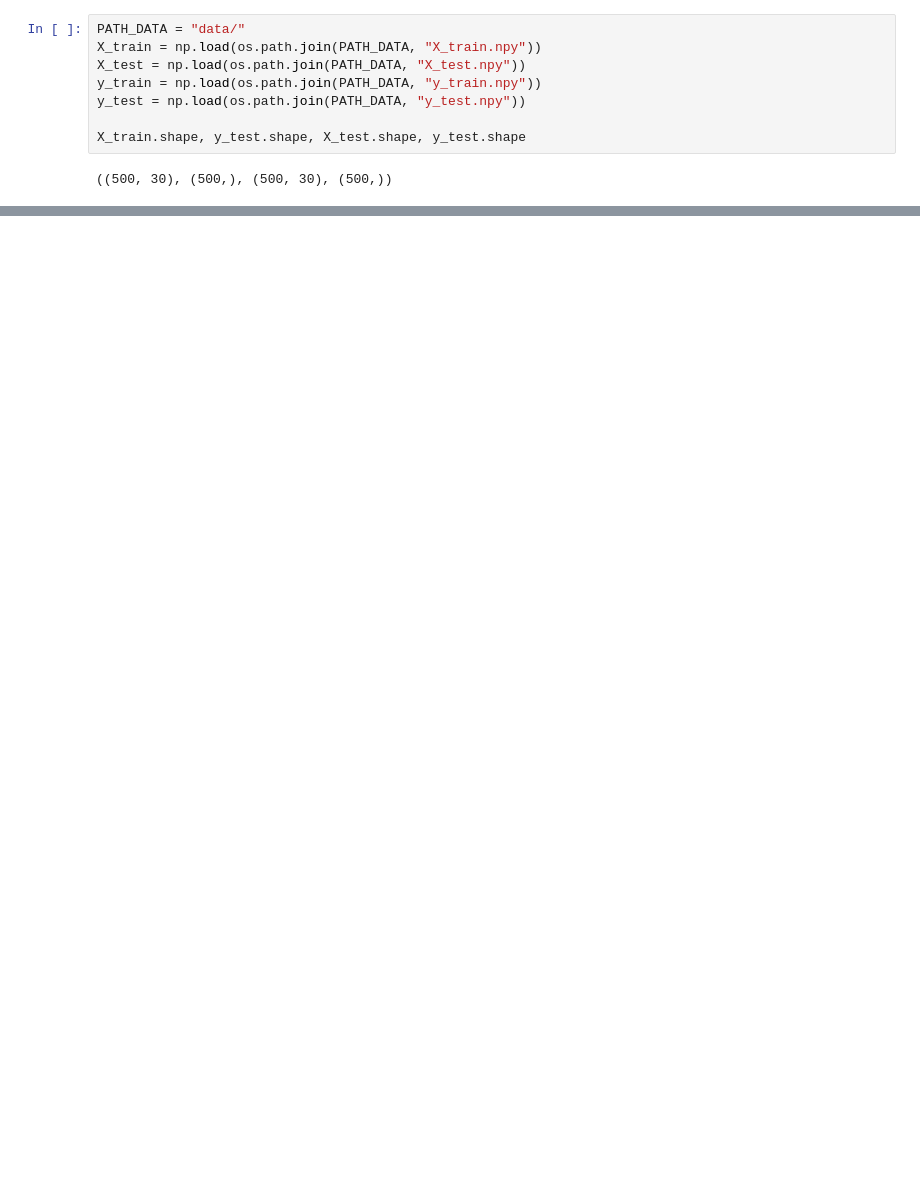
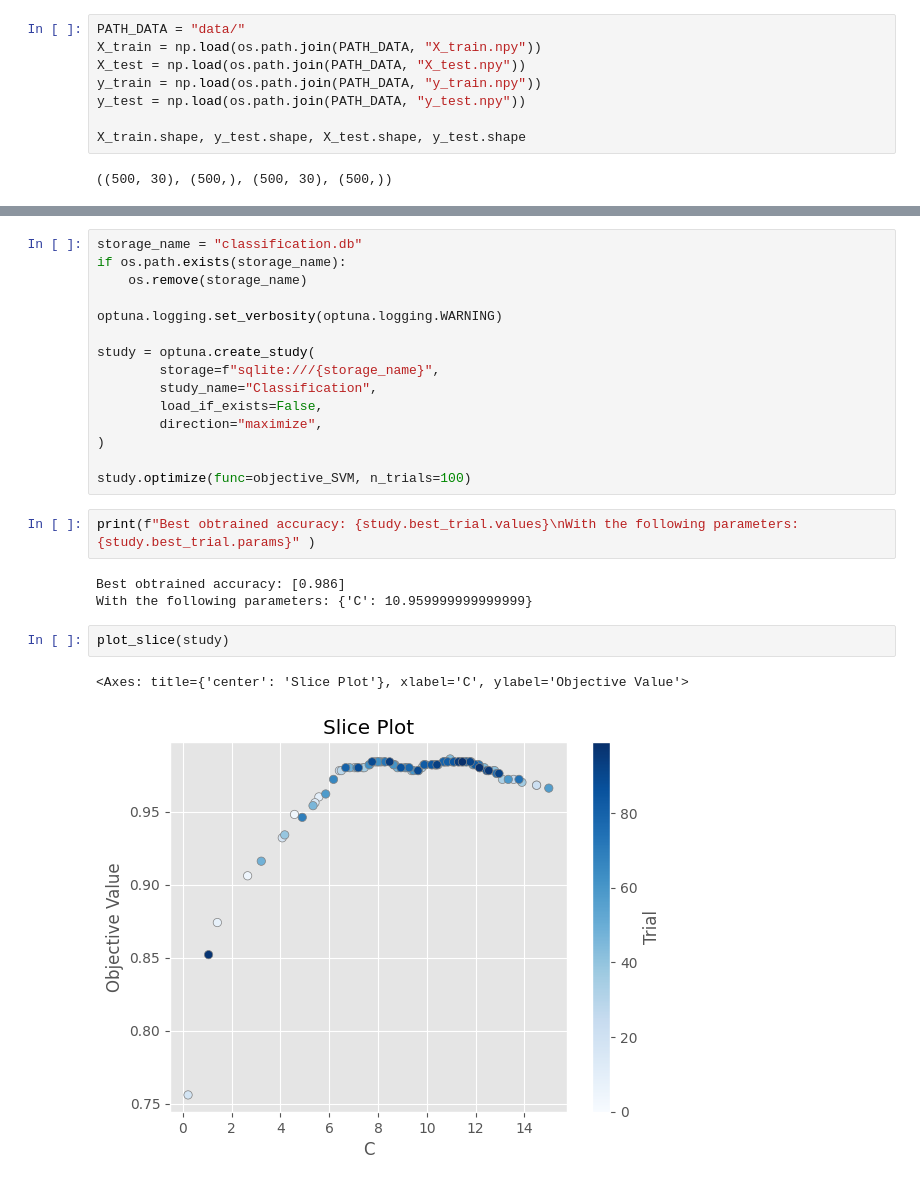
Before and after one commit to lea-margery/FTML-Project, a Jupyter notebook: Exercice5_classification_given_dataset/notebook.ipynb, the cells around one changed output, grey strips where cells are left out. Drawn from its saved outputs; the diff is of its cells as text; blank space fills up the shorter version.

```diff
--- a/Exercice5_classification_given_dataset/notebook.ipynb
+++ b/Exercice5_classification_given_dataset/notebook.ipynb
@@ -267,0 +139,25 @@ TODO
+# %%
+storage_name = "classification.db"
+if os.path.exists(storage_name):
+    os.remove(storage_name)
+
+optuna.logging.set_verbosity(optuna.logging.WARNING)
+
+study = optuna.create_study(
+        storage=f"sqlite:///{storage_name}",
+        study_name="Classification",
+        load_if_exists=False,
+        direction="maximize",
+)
+
+study.optimize(func=objective_SVM, n_trials=100)
+# %%
+print(f"Best obtrained accuracy: {study.best_trial.values}\nWith the following parameters: {study.best_trial.params}" )
+# %% [output]
+Best obtrained accuracy: [0.986]
+With the following parameters: {'C': 10.959999999999999}
+# %%
+plot_slice(study)
+# %% [output]
+<Axes: title={'center': 'Slice Plot'}, xlabel='C', ylabel='Objective Value'>
+[figure, added]
```
Also changed, not shown: parts of 40 cells of this notebook, 1 other file.
